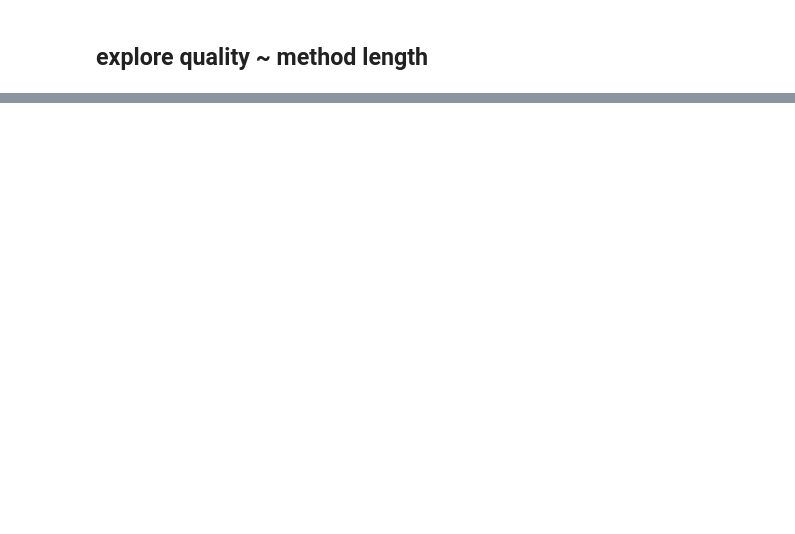
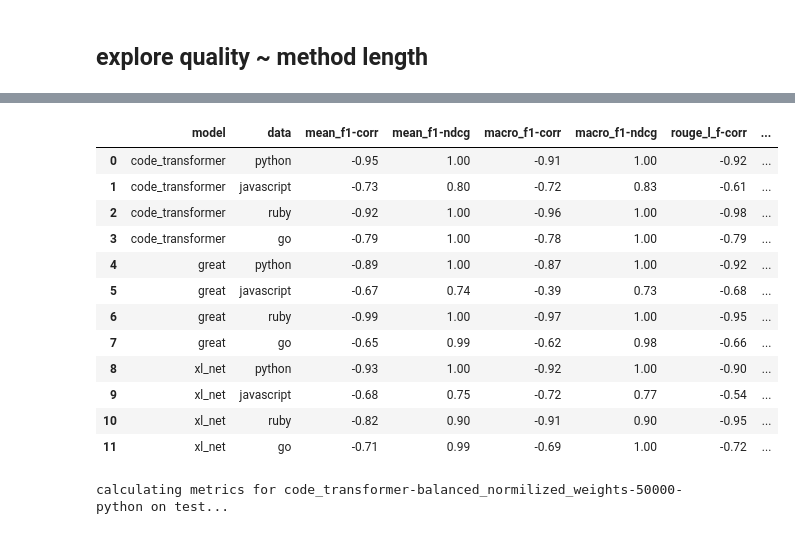
Before and after one commit to annie4ka99/code-transformer, a Jupyter notebook: notebooks/explore_quality_based_on_length.ipynb, the cells around one changed output, grey strips where cells are left out. Drawn from its saved outputs; the diff is of its cells as text; code cells hidden in the pictures; blank space fills up the shorter version.

```diff
--- a/notebooks/explore_quality_based_on_length.ipynb
+++ b/notebooks/explore_quality_based_on_length.ipynb
@@ -246,0 +303,29 @@ summary[['model', 'data',
+# %%
+summary = pd.read_csv(summary_file)
+# %%
+summary[['model', 'data',
+         'mean_f1-corr',   'mean_f1-ndcg',
+         'macro_f1-corr',  'macro_f1-ndcg',
+         'rouge_l_f-corr', 'rouge_l_f-ndcg',
+         'chrf-corr',      'chrf-ndcg']]
+# %% [output]
+|  | model | data | mean_f1-corr | mean_f1-ndcg | macro_f1-corr | macro_f1-ndcg | rouge_l_f-corr | ... |
+| 0 | code_transformer | python | -0.95 | 1.00 | -0.91 | 1.00 | -0.92 | ... |
+| 1 | code_transformer | javascript | -0.73 | 0.80 | -0.72 | 0.83 | -0.61 | ... |
+| 2 | code_transformer | ruby | -0.92 | 1.00 | -0.96 | 1.00 | -0.98 | ... |
+| 3 | code_transformer | go | -0.79 | 1.00 | -0.78 | 1.00 | -0.79 | ... |
+| 4 | great | python | -0.89 | 1.00 | -0.87 | 1.00 | -0.92 | ... |
+| 5 | great | javascript | -0.67 | 0.74 | -0.39 | 0.73 | -0.68 | ... |
+| 6 | great | ruby | -0.99 | 1.00 | -0.97 | 1.00 | -0.95 | ... |
+| 7 | great | go | -0.65 | 0.99 | -0.62 | 0.98 | -0.66 | ... |
+| 8 | xl_net | python | -0.93 | 1.00 | -0.92 | 1.00 | -0.90 | ... |
+| 9 | xl_net | javascript | -0.68 | 0.75 | -0.72 | 0.77 | -0.54 | ... |
+| 10 | xl_net | ruby | -0.82 | 0.90 | -0.91 | 0.90 | -0.95 | ... |
+| 11 | xl_net | go | -0.71 | 0.99 | -0.69 | 1.00 | -0.72 | ... |
+# %%
+experiments_dir = 'experiments_results_len_balanced'
+summary_file_balanced = os.path.join(experiments_dir, 'summary_length_balanced.csv')
+
+res_balanced = process_results_balanced(experiments_dir, summary_file_balanced, length_balanced_experiments_generator, log=False)
+# %% [output]
+calculating metrics for code_transformer-balanced_normilized_weights-50000-python on test...
```
Also changed, not shown: parts of 24 cells of this notebook, 1 other file.
